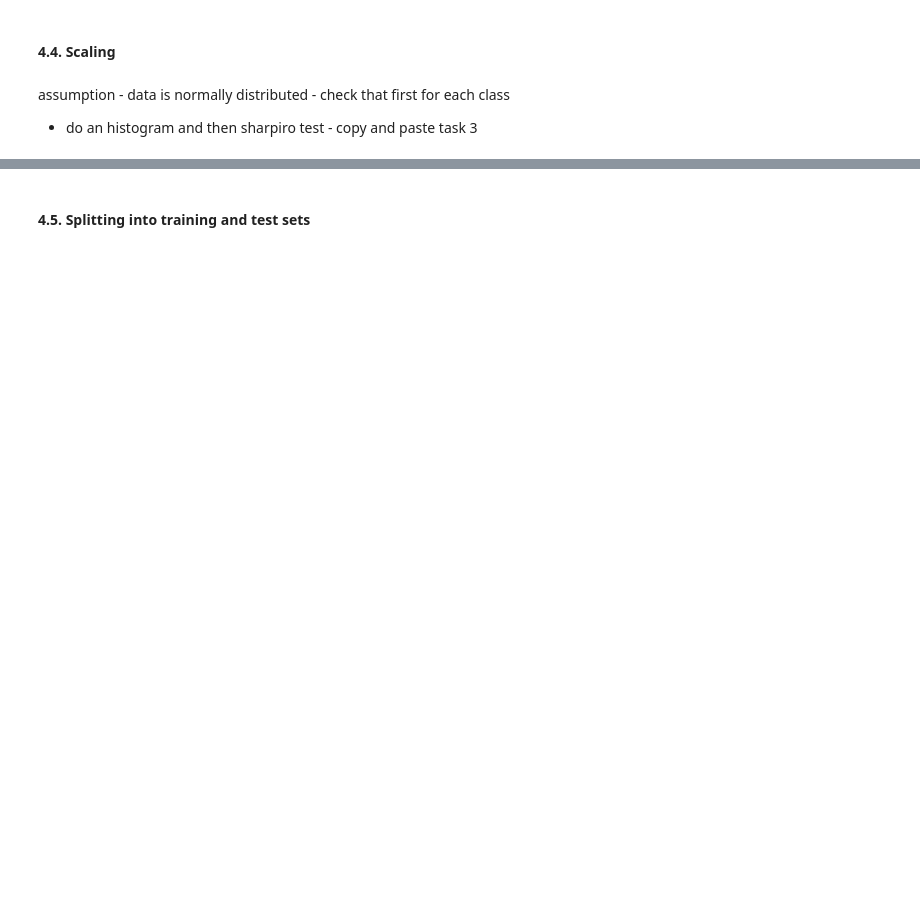
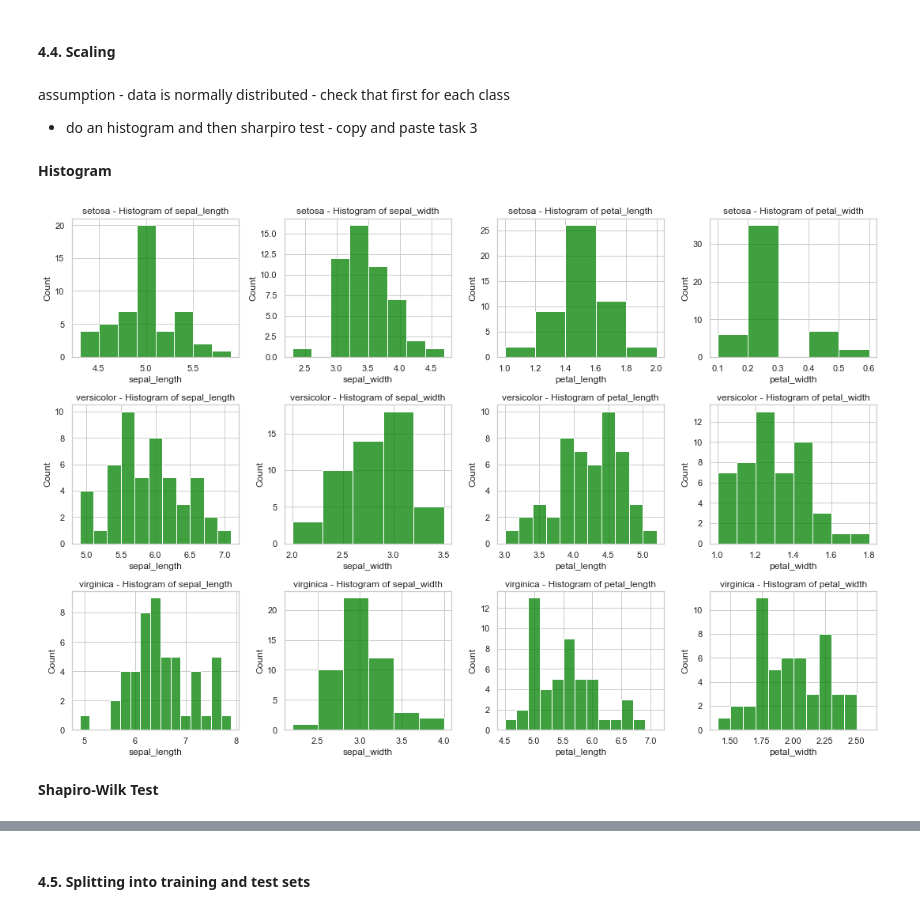
Before and after one commit to RobVergano/Machine-Learning, a Jupyter notebook: Project.ipynb, the cells around one changed output, grey strips where cells are left out. Drawn from its saved outputs; the diff is of its cells as text; code cells hidden in the pictures; blank space fills up the shorter version.

```diff
--- a/Project.ipynb
+++ b/Project.ipynb
@@ -96,3 +123,34 @@ y_encoded = onehotencoder.fit_transform(dt[['class']]).toarray() # toarray() for
 # %% [markdown]
 assumption - data is normally distributed - check that first for each class
 - do an histogram and then sharpiro test - copy and paste task 3
+# %% [markdown]
+**Histogram**
+# %%
+# Setting the aesthetic style of the plots
+sns.set(style="whitegrid")
+
+# Creating a figure with multiple subplots for each class
+fig, axes = plt.subplots(nrows=3, ncols=4, figsize=(15, 10))
+
+# List of numerical features
+features = ['sepal_length', 'sepal_width', 'petal_length', 'petal_width']
+
+# List of classes
+classes = dt['class'].unique()
+
+# Specify the bin width for each feature
+bin_widths = {'sepal_length': 0.2, 'sepal_width': 0.3, 'petal_length': 0.2, 'petal_width': 0.1}
+
+# Plotting histograms for each class and each feature
+for i, iris_class in enumerate(classes):
+    for j, feature in enumerate(features):
+        sns.histplot(data=dt[dt['class'] == iris_class], x=feature, binwidth=bin_widths[feature], color='green', ax=axes[i, j])
+        axes[i, j].set_title(f'{iris_class} - Histogram of {feature}')
+
+
+# Adjusting layout
+plt.tight_layout()
+# %% [output]
+[figure, added]
+# %% [markdown]
+**Shapiro-Wilk Test**
```
Also changed, not shown: parts of 13 cells of this notebook.
